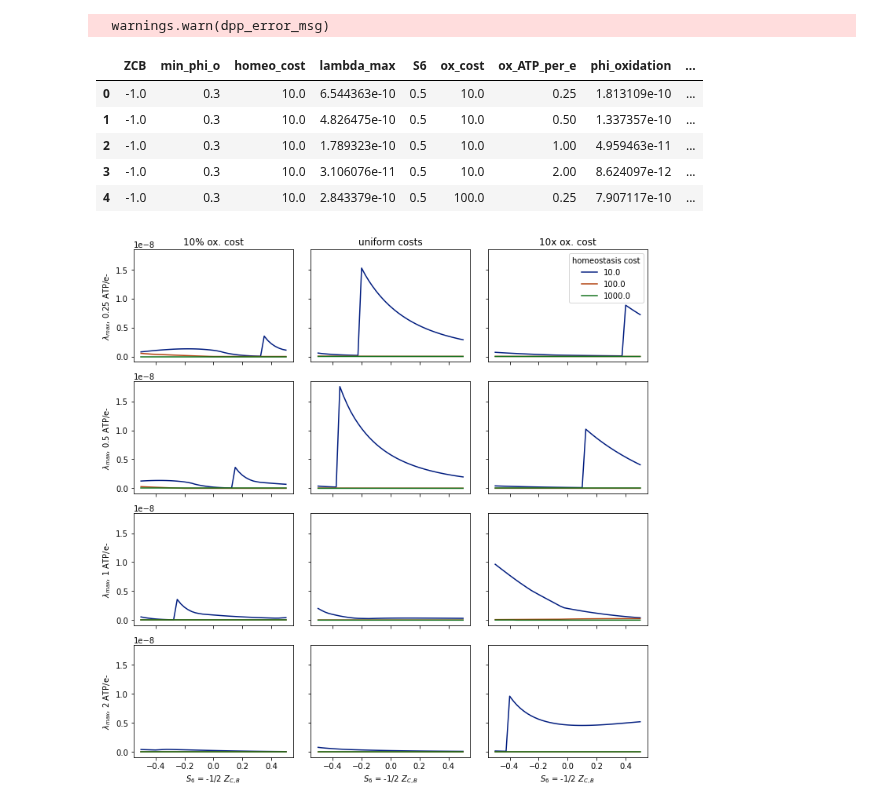
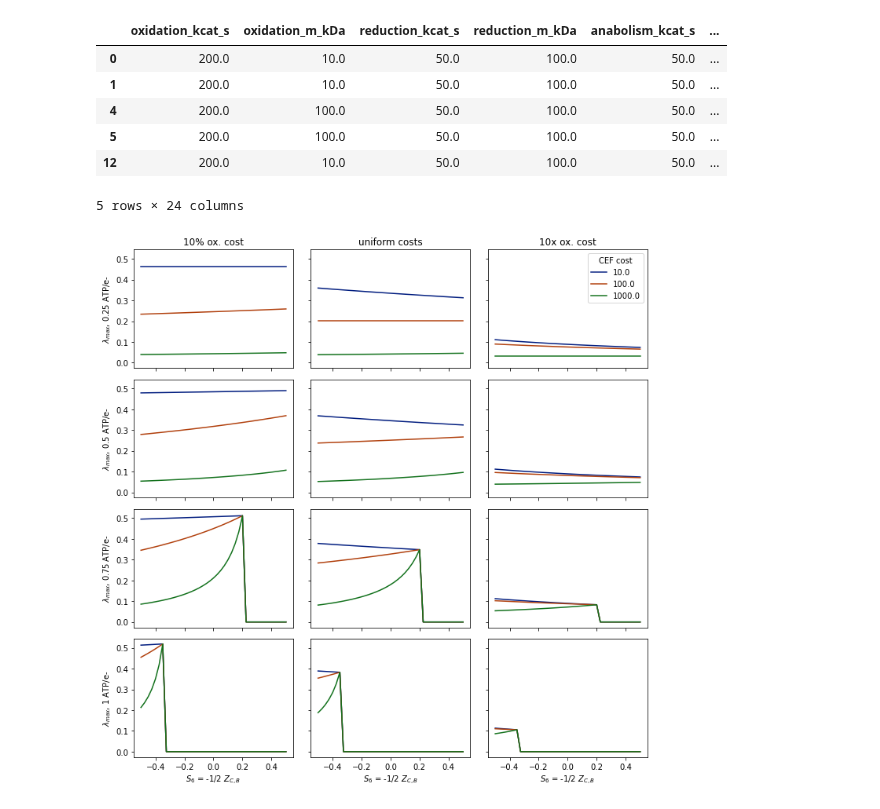
Before and after one commit to flamholz/redox-proteome, a Jupyter notebook: notebooks/LinearizedAutoModel.ipynb, the cells around one changed output. Drawn from its saved outputs; the diff is of its cells as text; code cells hidden in the pictures.

```diff
--- a/notebooks/LinearizedAutoModel.ipynb
+++ b/notebooks/LinearizedAutoModel.ipynb
@@ -206,86 +182,69 @@ plt.show()
 # %%
 ZCBs = np.arange(-1, 1.01, 0.05)
-phi_os = np.arange(0.3, 0.501, 0.1)
 homeo_costs = np.logspace(1, 3, 3)
 ox_costs = np.logspace(1, 3, 3)
-ATP_per_es = [0.25, 0.5, 1, 2]
+ATP_per_es = [0.25, 0.5, 0.75, 1]
 
 # Load a model, will copy it for each run so we know we are always modifying
 # same the baseline but don't need to read a file in the inner loop
 lmm = LinearMetabolicModel.FromFiles(m_fname, S_fname)
-res_dict = dict(ZCB=[], min_phi_o=[], homeo_cost=[], lambda_max=[], S6=[], ox_cost=[], ox_ATP_per_e=[])
-
-phi_names = ['phi_{0}'.format(p) for p in lmm.processes]
-j_names = ['j_{0}'.format(p) for p in lmm.processes]
-res_dict.update({k: [] for k in phi_names})
-res_dict.update({k: [] for k in j_names})
+results = []
 
 for z in ZCBs:
-    for phi_o in phi_os:
-        for homeo_cost in homeo_costs:
-            for ox_cost in ox_costs:
-                for atp_per_e in ATP_per_es:
+    for homeo_cost in homeo_costs:
+        for ox_cost in ox_costs:
+            for atp_per_e in ATP_per_es:
+                try:
                     ref_lam = lmm.copy()
                     ref_lam.set_ZCB(z)
                     ref_lam.set_process_mass('oxidation', ox_cost)
                     ref_lam.set_process_mass('cyclic_flow', homeo_cost)
-                    ref_lam.set_ATP_yield('reduction', atp_per_e)
-                    max_lambda, opt_p = ref_lam.maximize_lambda(min_phi_o=phi_o)
-                    res_dict['ZCB'].append(z)
-                    res_dict['min_phi_o'].append(phi_o)
-                    res_dict['homeo_cost'].append(homeo_cost)
-                    res_dict['lambda_max'].append(max_lambda)
-                    res_dict['S6'].append(ref_lam.get_S6())
-                    res_dict['ox_cost'].append(ox_cost)
-                    res_dict['ox_ATP_per_e'].append(atp_per_e)
+                    ref_lam.set_ATP_yield('oxidation', atp_per_e)
+                    max_lambda, opt_p = ref_lam.maximize_lambda(min_phi_o=0.4)
 
-                    # get phis and fluxes
-                    phis = opt_p.var_dict['phis'].value
-                    if max_lambda == 0:
-                        phis = np.zeros(lmm.n_processes)
-                    ks = opt_p.param_dict['ks'].value
-                    ms = opt_p.param_dict['ms'].value
-                    js = phis*ks/ms
-                    for name, phi, j in zip(lmm.processes, phis, js):
-                        res_dict['phi_{0}'.format(name)].append(phi)
-                        res_dict['j_{0}'.format(name)].append(j)
-res_df = pd.DataFrame(res_dict)
+                    d = ref_lam.model_as_dict()
+                    d.update(ref_lam.solution_as_dict(opt_p))
+                    d['oxidation_ATP_per_e'] = atp_per_e
+                    results.append(d)
+                except:
+                    continue
+
+res_df = pd.DataFrame(results)
-# %% [output]
-  warnings.warn(dpp_error_msg)
 # %%
-res_df[res_df.lambda_max > 0].head()
+res_df[res_df.lambda_hr > 0.1].head()
 # %% [output]
-|  | ZCB | min_phi_o | homeo_cost | lambda_max | S6 | ox_cost | ox_ATP_per_e | phi_oxidation | ... |
-| 0 | -1.0 | 0.3 | 10.0 | 6.544363e-10 | 0.5 | 10.0 | 0.25 | 1.813109e-10 | ... |
-| 1 | -1.0 | 0.3 | 10.0 | 4.826475e-10 | 0.5 | 10.0 | 0.50 | 1.337357e-10 | ... |
-| 2 | -1.0 | 0.3 | 10.0 | 1.789323e-10 | 0.5 | 10.0 | 1.00 | 4.959463e-11 | ... |
-| 3 | -1.0 | 0.3 | 10.0 | 3.106076e-11 | 0.5 | 10.0 | 2.00 | 8.624097e-12 | ... |
-| 4 | -1.0 | 0.3 | 10.0 | 2.843379e-10 | 0.5 | 100.0 | 0.25 | 7.907117e-10 | ... |
+|  | oxidation_kcat_s | oxidation_m_kDa | reduction_kcat_s | reduction_m_kDa | anabolism_kcat_s | ... |
+| 0 | 200.0 | 10.0 | 50.0 | 100.0 | 50.0 | ... |
+| 1 | 200.0 | 10.0 | 50.0 | 100.0 | 50.0 | ... |
+| 4 | 200.0 | 100.0 | 50.0 | 100.0 | 50.0 | ... |
+| 5 | 200.0 | 100.0 | 50.0 | 100.0 | 50.0 | ... |
+| 12 | 200.0 | 10.0 | 50.0 | 100.0 | 50.0 | ... |
+5 rows × 24 columns
 # %%
 fig, axs = plt.subplots(figsize=(10, 10), nrows=4, ncols=3, sharex=True, sharey=True)
 
 titles = '10% ox. cost,uniform costs,10x ox. cost'.split(',')
 for i, a_per_e in enumerate(ATP_per_es):
     for j, ox_cost in enumerate(ox_costs):
         plt.sca(axs[i, j])
-        mask = np.logical_and(res_df.ox_cost == ox_cost, res_df.min_phi_o == phi_os[1])
-        mask = np.logical_and(mask, res_df.ox_ATP_per_e == a_per_e)
-        sns.lineplot(data=res_df[mask], x='S6', y='lambda_max', hue='homeo_cost', palette='dark')
+        mask = np.logical_and(res_df.oxidation_m_kDa == ox_cost,
+                              res_df.oxidation_ATP_per_e == a_per_e)
+        sns.lineplot(data=res_df[mask], x='S6', y='lambda_hr', hue='cyclic_flow_m_kDa', palette='dark')
         plt.xlabel('$S_6$ = -1/2 $Z_{C,B}$')
         plt.legend().set_visible(False)
 
         if i == 0:
             plt.title(titles[j])
 
         if j == 0:
             plt.ylabel(r'$\lambda_{{max}}$, {0} ATP/e-'.format(a_per_e))
 
 plt.sca(axs[0,2])
-plt.legend(title='homeostasis cost').set_visible(True)
+plt.legend(title='CEF cost').set_visible(True)
 
 plt.tight_layout()
-plt.savefig('../output/lambda_max_vs_S6.png', dpi=300, facecolor='white')
+plt.savefig('../output/lambda_max_vs_S6_autotrophy.png', dpi=300, facecolor='white')
 plt.show()
 # %% [output]
-[figure, old version]
+[figure, new version]
 # %%
```
Also changed, not shown: parts of 11 cells of this notebook.
